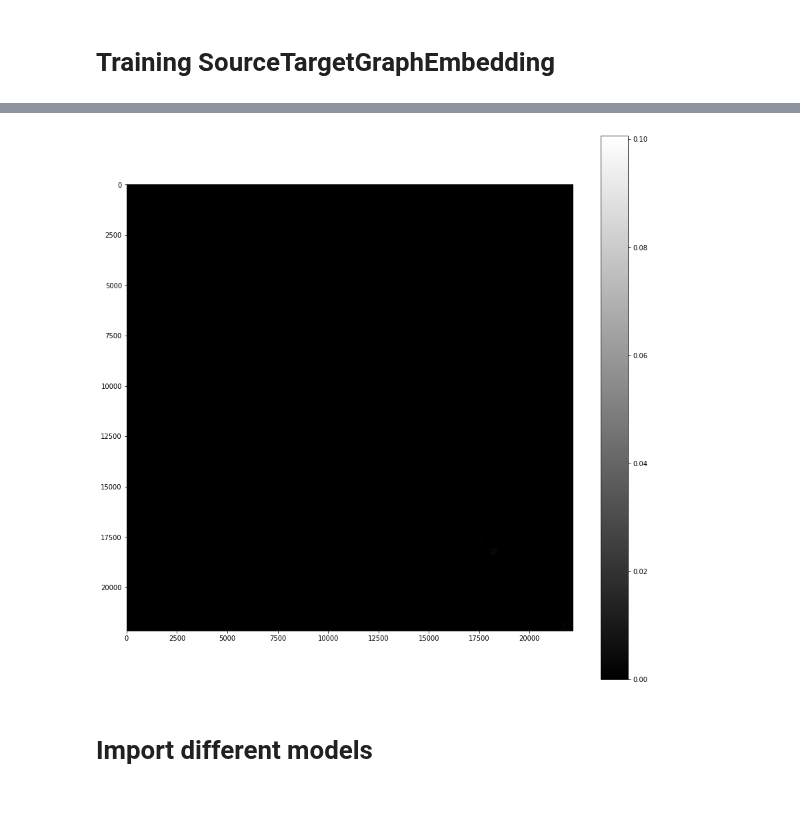
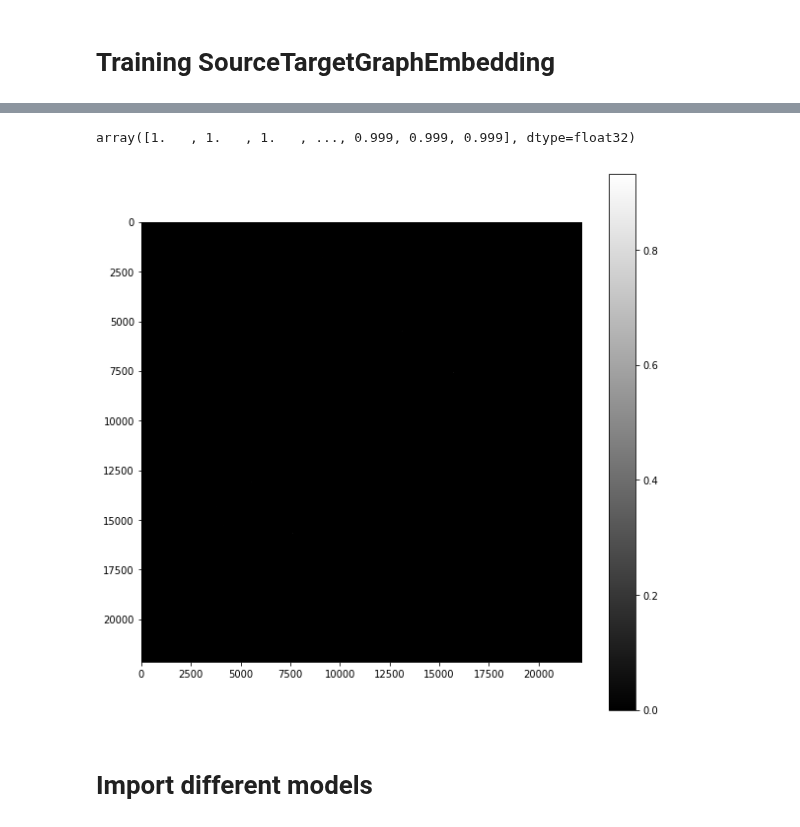
Before and after one commit to JonnyTran/MultiOmicsGraphEmbedding, a Jupyter notebook: miRNA-mRNA Graph Embedding Link Prediction.ipynb, the cells around one changed output, grey strips where cells are left out. Drawn from its saved outputs; the diff is of its cells as text; code cells hidden in the pictures.

```diff
--- a/miRNA-mRNA Graph Embedding Link Prediction.ipynb
+++ b/miRNA-mRNA Graph Embedding Link Prediction.ipynb
@@ -202,7 +208,7 @@ print(loss_val, a1.shape, a2.shape, a3.shape)
 # %% [markdown]
 # Training SourceTargetGraphEmbedding
 # %%
-from moge.embedding.dual_graph_embedding import SourceTargetGraphEmbedding
+from moge.embedding.siamese_dual_embedding import SiameseGraphEmbedding
 
-graph_emb = SourceTargetGraphEmbedding(d=64, lr=0.0001, Ed_Eu_ratio=None, epochs=50, batch_size=5000)
-# graph_emb.learn_embedding(network, seed=0)
+graph_emb = SiameseGraphEmbedding(d=64, lr=0.1, Ed_Eu_ratio=0.1, epochs=5, batch_size=5000)
+graph_emb.learn_embedding(network, seed=0)
@@ -226,7 +223,13 @@ plot(graph_emb.get_reconstructed_adj(edge_type='d'), figsize=(15,15))
-# %%
-plot(graph_emb.get_reconstructed_adj(edge_type='u'), figsize=(15,15))
-# %% [output]
-[figure, removed]
+# %%
+from moge.evaluation.link_prediction import largest_indices, select_top_k_link_predictions
+adj[select_top_k_link_predictions(100000, adj, train_edges)]
+# %% [output]
+array([1.   , 1.   , 1.   , ..., 0.999, 0.999, 0.999], dtype=float32)
+# %%
+plot_matrix(graph_emb.get_reconstructed_adj(edge_type='u'), colorbar=True)
+# plot_matrix(adj, colorbar=True)
+# %% [output]
+[figure, added]
 # %% [markdown]
 # Import different models
 # %%
```
Also changed, not shown: parts of 31 cells of this notebook, 10 other files.
